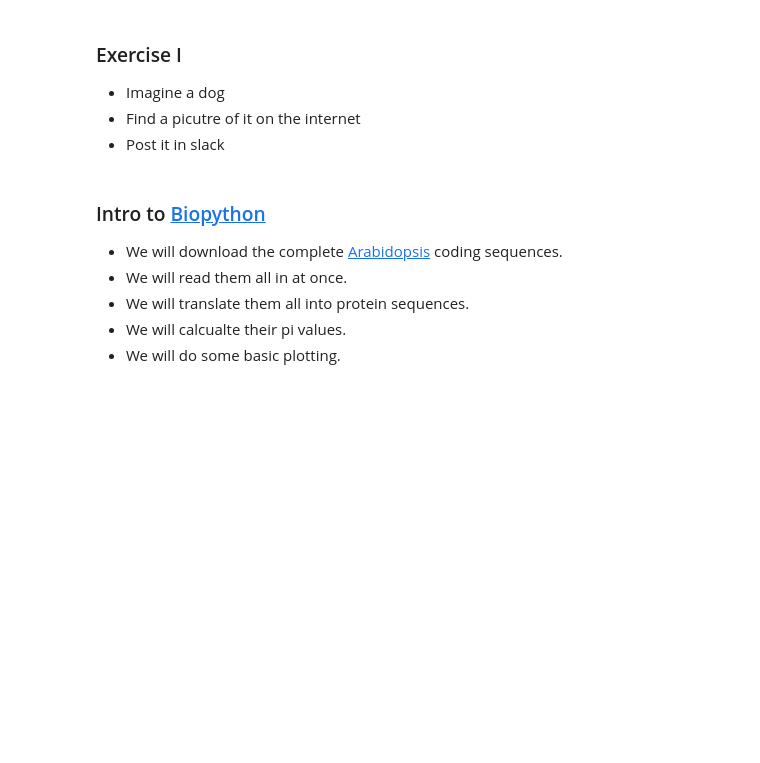
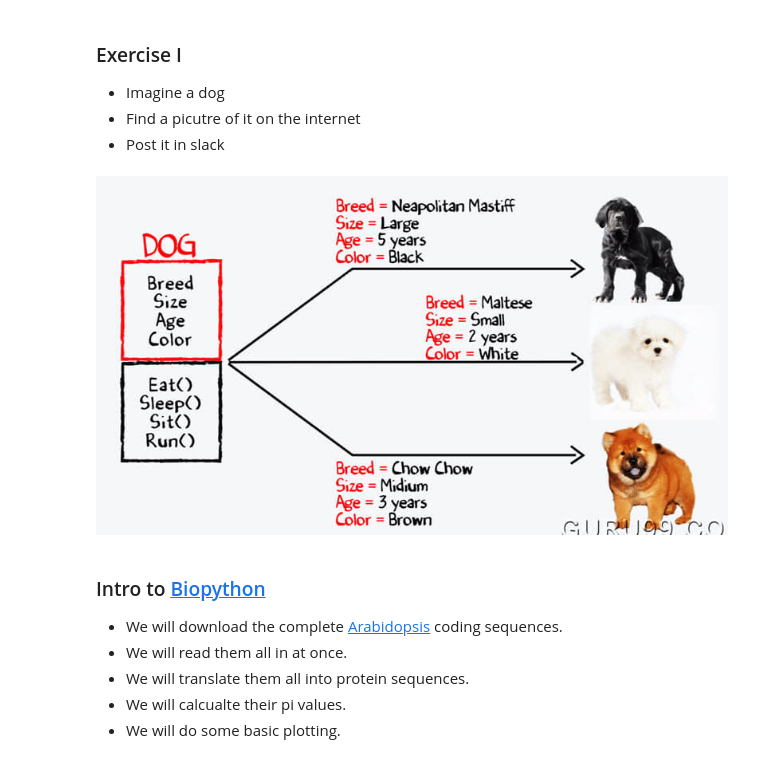
Before and after one commit to BenjaminSchwessinger/ANU_SS_bioinfo_2020, a Jupyter notebook: notebooks/PythonProgramming_Session3-empty.ipynb, the cells around one changed output. Drawn from its saved outputs; the diff is of its cells as text; code cells hidden in the pictures; blank space fills up the shorter version.

Commit message:
fixed the path to figures and datasets as they are on down followed one up

```diff
--- a/notebooks/PythonProgramming_Session3-empty.ipynb
+++ b/notebooks/PythonProgramming_Session3-empty.ipynb
@@ -45,7 +45,9 @@ If you want to install this whole tool stack on your own machine we recommend th
 %matplotlib inline
 from IPython.display import Image
 # %%
-Image(filename='./figures/dogs_as_objects.jpg')
+Image(filename='../figures/dogs_as_objects.jpg')
+# %% [output]
+[figure, added]
 # %% [markdown]
 ### Intro to [Biopython](https://biopython.org/wiki/Documentation)
 
```
Also changed, not shown: 1 other file.
